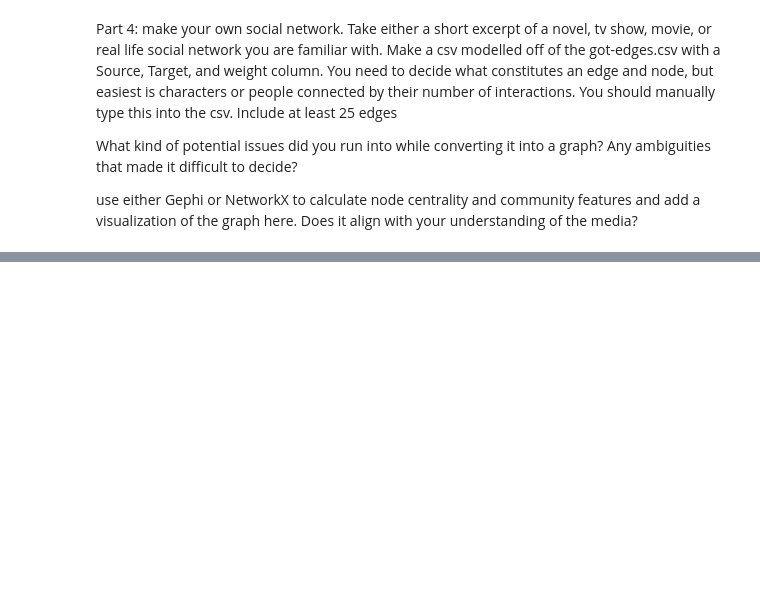
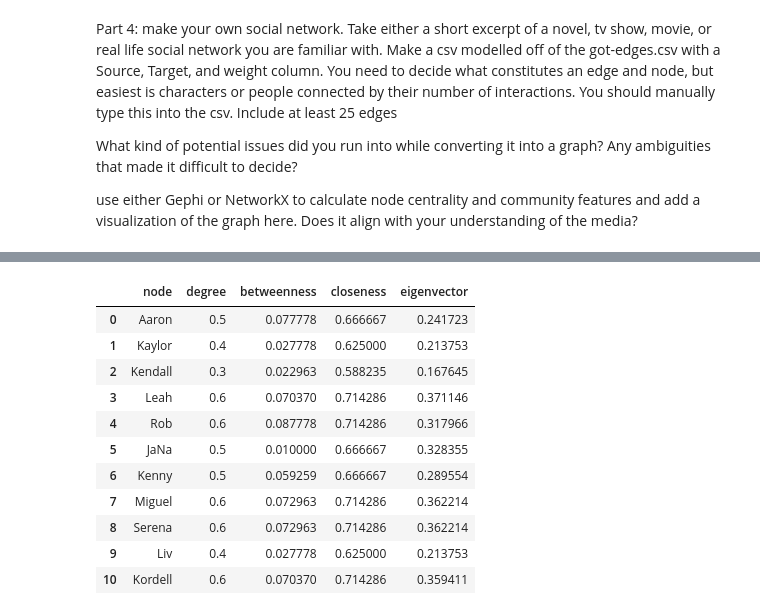
Before and after one commit to saysay2/project4-graphs-llms, a Jupyter notebook: project4.ipynb, the cells around one changed output, grey strips where cells are left out. Cells and saved outputs as stored; diff of their text form; code cells hidden in the pictures; blank space fills up the shorter version.

```diff
--- a/project4.ipynb
+++ b/project4.ipynb
@@ -185,0 +434,21 @@ use either Gephi or NetworkX to calculate node centrality and community features
+# %%
+# Calculate node centrality and add to dataframe
+
+df = pd.DataFrame(list(nx.degree_centrality(G).items()), columns=['node', 'degree'])
+df['betweenness'] = list(nx.betweenness_centrality(G).values())
+df['closeness'] = list(nx.closeness_centrality(G).values())
+df['eigenvector'] = list(nx.eigenvector_centrality(G).values())
+df
+# %% [output]
+|  | node | degree | betweenness | closeness | eigenvector |
+| 0 | Aaron | 0.5 | 0.077778 | 0.666667 | 0.241723 |
+| 1 | Kaylor | 0.4 | 0.027778 | 0.625000 | 0.213753 |
+| 2 | Kendall | 0.3 | 0.022963 | 0.588235 | 0.167645 |
+| 3 | Leah | 0.6 | 0.070370 | 0.714286 | 0.371146 |
+| 4 | Rob | 0.6 | 0.087778 | 0.714286 | 0.317966 |
+| 5 | JaNa | 0.5 | 0.010000 | 0.666667 | 0.328355 |
+| 6 | Kenny | 0.5 | 0.059259 | 0.666667 | 0.289554 |
+| 7 | Miguel | 0.6 | 0.072963 | 0.714286 | 0.362214 |
+| 8 | Serena | 0.6 | 0.072963 | 0.714286 | 0.362214 |
+| 9 | Liv | 0.4 | 0.027778 | 0.625000 | 0.213753 |
+| 10 | Kordell | 0.6 | 0.070370 | 0.714286 | 0.359411 |
```
Also changed, not shown: parts of 36 cells of this notebook, 12 other files.
